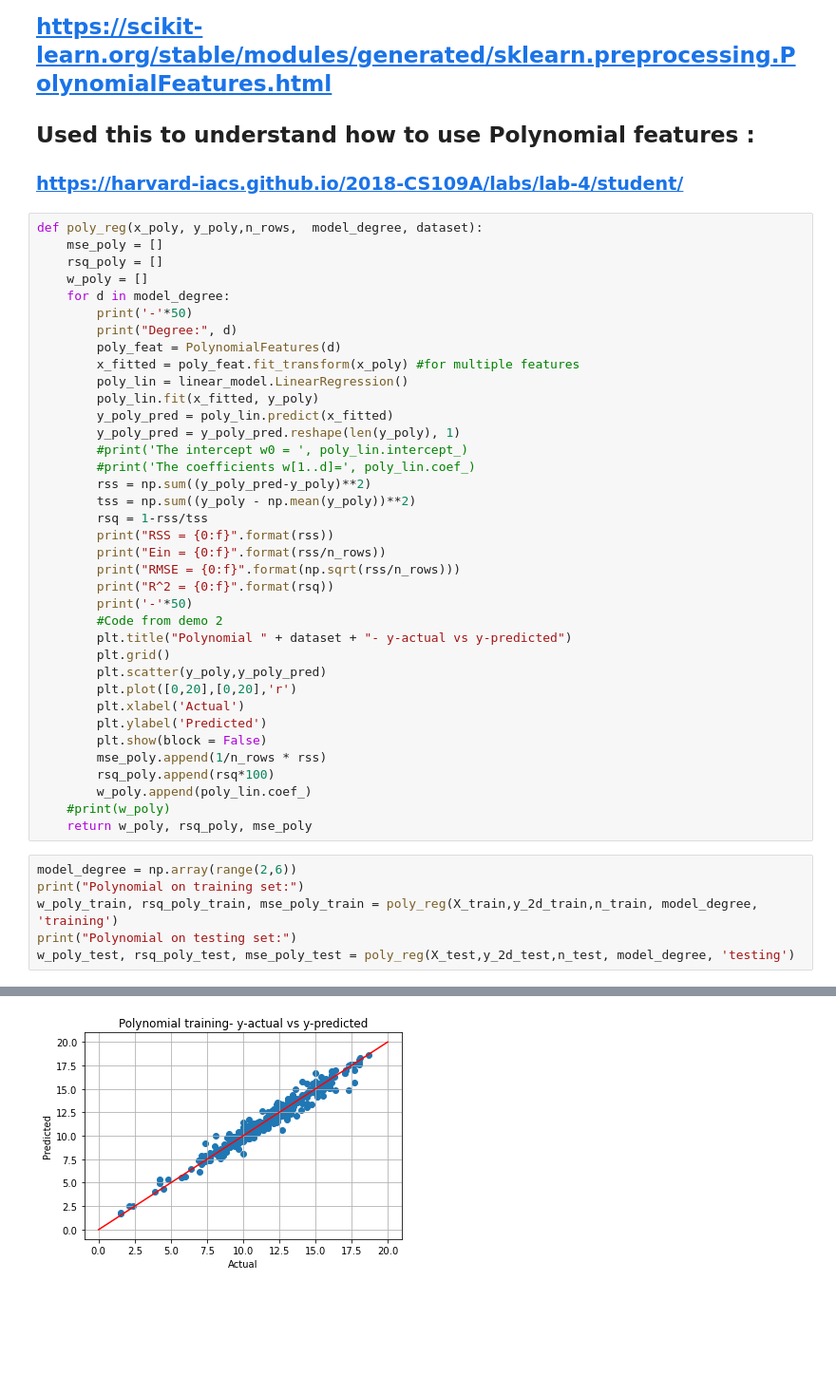
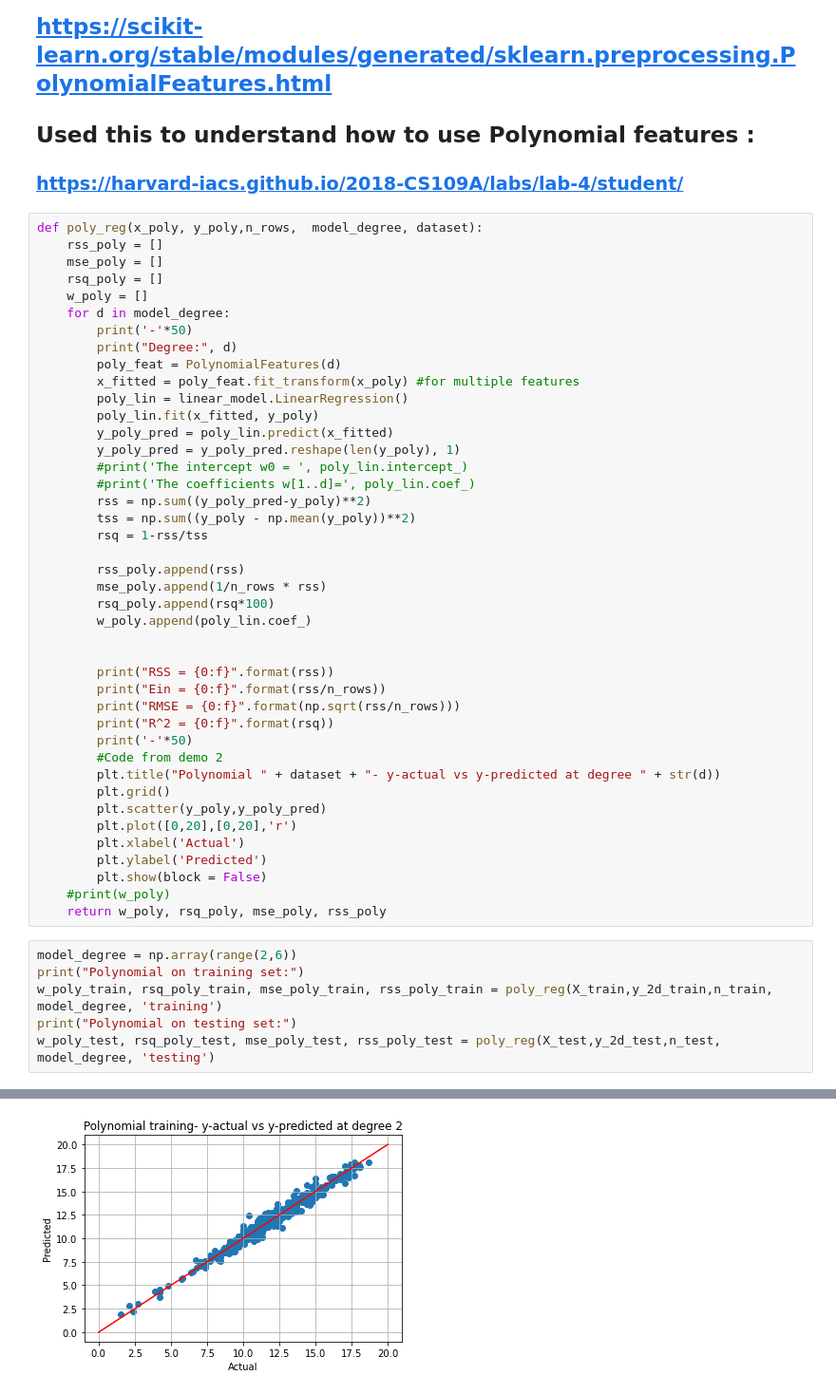
Before and after one commit to fdnthecoder/StudentPerformanceML, a Jupyter notebook: LinearRegJamie.ipynb, the cells around one changed output, grey strips where cells are left out. Shown: that part at 95% size. Drawn from its saved outputs; the diff is of its cells as text; blank space fills up the shorter version.

```diff
--- a/LinearRegJamie.ipynb
+++ b/LinearRegJamie.ipynb
@@ -842,6 +821,7 @@ plt.grid()
 ### https://harvard-iacs.github.io/2018-CS109A/labs/lab-4/student/
 # %%
 def poly_reg(x_poly, y_poly,n_rows,  model_degree, dataset):
+    rss_poly = []
     mse_poly = []
     rsq_poly = []
     w_poly = []
@@ -859,30 +839,34 @@ def poly_reg(x_poly, y_poly,n_rows,  model_degree, dataset):
         rss = np.sum((y_poly_pred-y_poly)**2)
         tss = np.sum((y_poly - np.mean(y_poly))**2)
         rsq = 1-rss/tss
+
+        rss_poly.append(rss)
+        mse_poly.append(1/n_rows * rss)
+        rsq_poly.append(rsq*100)
+        w_poly.append(poly_lin.coef_)
+
+
         print("RSS = {0:f}".format(rss))
         print("Ein = {0:f}".format(rss/n_rows))
         print("RMSE = {0:f}".format(np.sqrt(rss/n_rows)))
         print("R^2 = {0:f}".format(rsq))
         print('-'*50)
         #Code from demo 2
-        plt.title("Polynomial " + dataset + "- y-actual vs y-predicted")
+        plt.title("Polynomial " + dataset + "- y-actual vs y-predicted at degree " + str(d))
         plt.grid()
         plt.scatter(y_poly,y_poly_pred)
         plt.plot([0,20],[0,20],'r')
         plt.xlabel('Actual')
         plt.ylabel('Predicted')
         plt.show(block = False)
-        mse_poly.append(1/n_rows * rss)
-        rsq_poly.append(rsq*100)
-        w_poly.append(poly_lin.coef_)
     #print(w_poly)
-    return w_poly, rsq_poly, mse_poly
+    return w_poly, rsq_poly, mse_poly, rss_poly
 # %%
 model_degree = np.array(range(2,6))
 print("Polynomial on training set:")
-w_poly_train, rsq_poly_train, mse_poly_train = poly_reg(X_train,y_2d_train,n_train, model_degree, 'training')
+w_poly_train, rsq_poly_train, mse_poly_train, rss_poly_train = poly_reg(X_train,y_2d_train,n_train, model_degree, 'training')
 print("Polynomial on testing set:")
-w_poly_test, rsq_poly_test, mse_poly_test = poly_reg(X_test,y_2d_test,n_test, model_degree, 'testing')
+w_poly_test, rsq_poly_test, mse_poly_test, rss_poly_test = poly_reg(X_test,y_2d_test,n_test, model_degree, 'testing')
 # %% [output]
 Polynomial on training set:
 --------------------------------------------------
@@ -894,5 +878,5 @@ R^2 = 0.962097
 --------------------------------------------------
-[figure, old version]
+[figure, new version]
 --------------------------------------------------
 Degree: 3
 RSS = 0.000000
```
Also changed, not shown: parts of 60 cells of this notebook, 7 other files.
